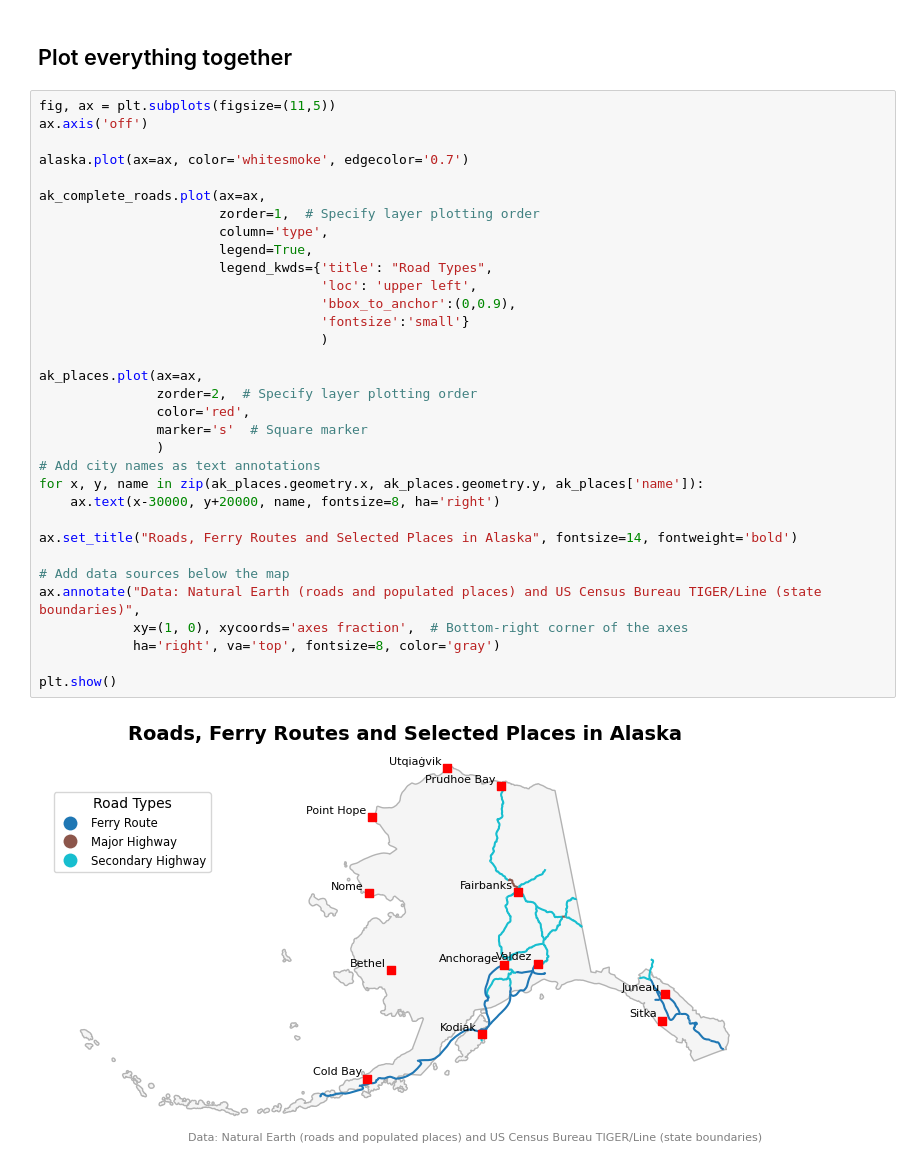
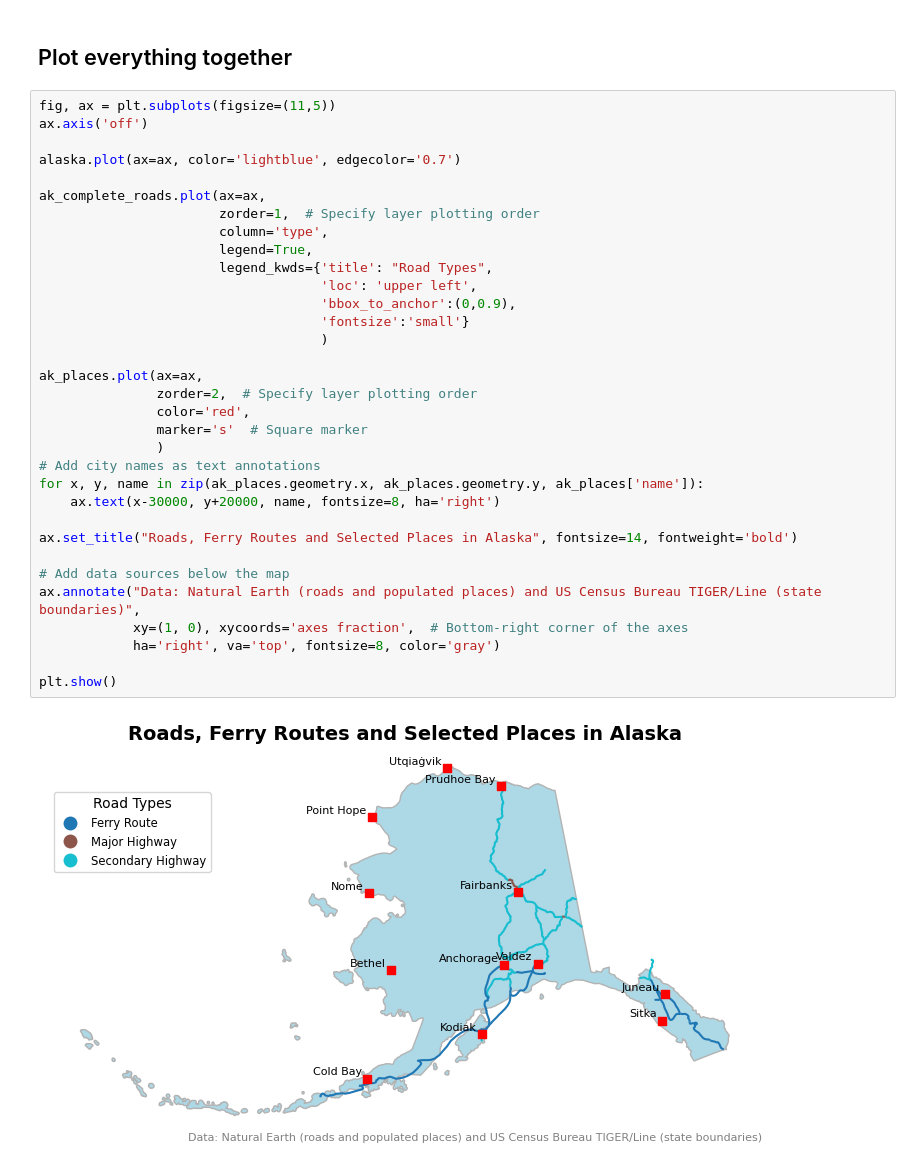
Before and after one commit to michaeladennis/eds220-in-class, a Jupyter notebook: week-7-clipping-STUDENTS.ipynb, the cells around one changed output. Cells and saved outputs as stored; diff of their text form.

```diff
--- a/week-7-clipping-STUDENTS.ipynb
+++ b/week-7-clipping-STUDENTS.ipynb
@@ -326,34 +326,34 @@ Length of 1138 in km (bbox clip):  287
 fig, ax = plt.subplots(figsize=(11,5))
 ax.axis('off')
 
-alaska.plot(ax=ax, color='whitesmoke', edgecolor='0.7')
+alaska.plot(ax=ax, color='lightblue', edgecolor='0.7')
 
 ak_complete_roads.plot(ax=ax,
                        zorder=1,  # Specify layer plotting order
                        column='type',
                        legend=True,
                        legend_kwds={'title': "Road Types",
                                     'loc': 'upper left',
                                     'bbox_to_anchor':(0,0.9),
                                     'fontsize':'small'}
                                     )
 
 ak_places.plot(ax=ax,
                zorder=2,  # Specify layer plotting order
                color='red',
                marker='s'  # Square marker
                )
 # Add city names as text annotations
 for x, y, name in zip(ak_places.geometry.x, ak_places.geometry.y, ak_places['name']):
     ax.text(x-30000, y+20000, name, fontsize=8, ha='right')
 
 ax.set_title("Roads, Ferry Routes and Selected Places in Alaska", fontsize=14, fontweight='bold')
 
 # Add data sources below the map
 ax.annotate("Data: Natural Earth (roads and populated places) and US Census Bureau TIGER/Line (state boundaries)",
             xy=(1, 0), xycoords='axes fraction',  # Bottom-right corner of the axes
             ha='right', va='top', fontsize=8, color='gray')
 
 plt.show()
 # %% [output]
-[figure, old version]
+[figure, new version]
```
Also changed, not shown: 1 other file.
